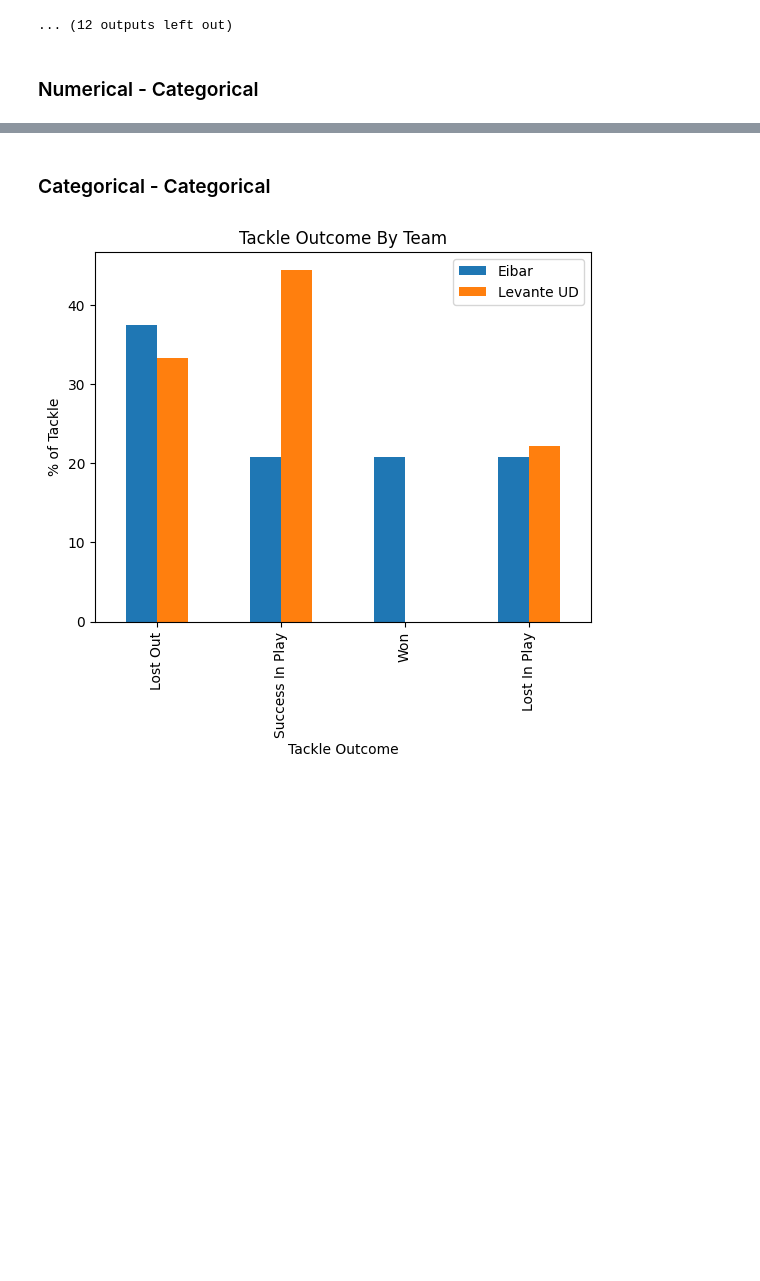
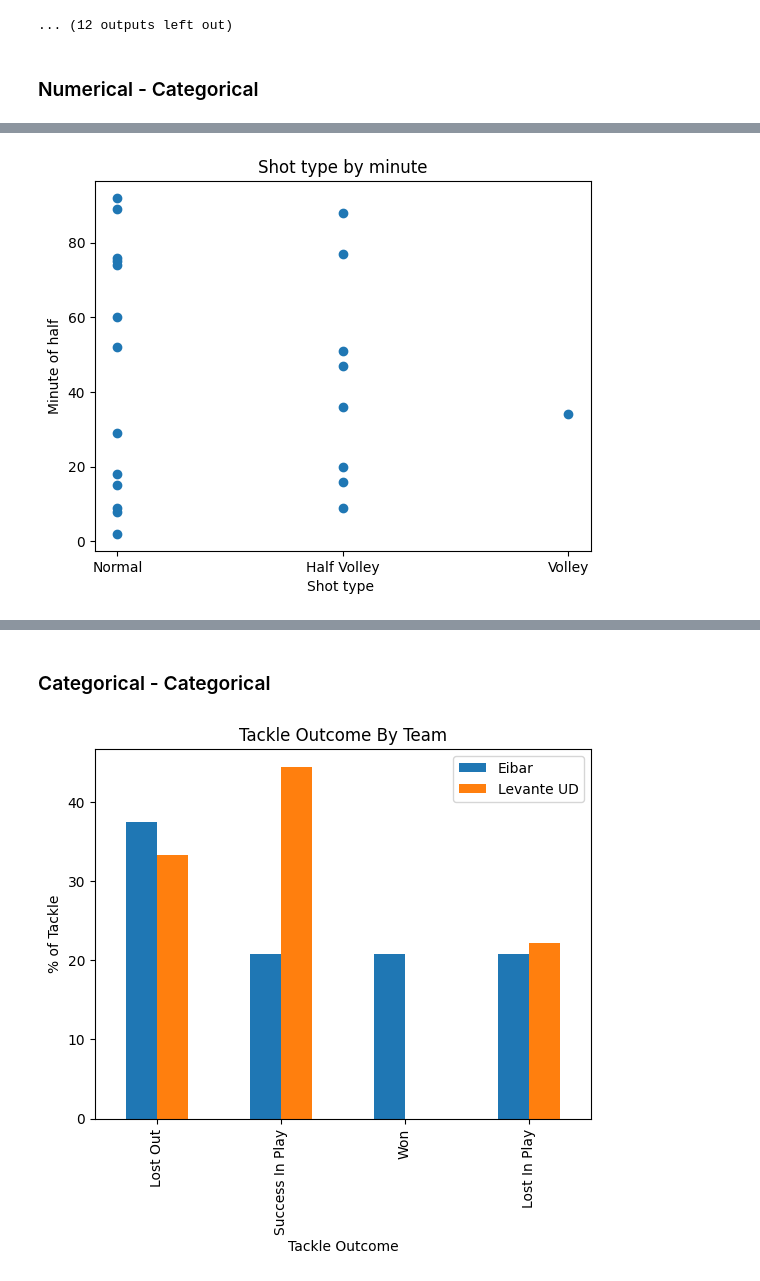
Before and after one commit to NojusMat/DataScience_CA2, a Jupyter notebook: NojusMatuseviciusDAProject.ipynb, the cells around one changed output, grey strips where cells are left out. Drawn from its saved outputs; the diff is of its cells as text; code cells hidden in the pictures; blank space fills up the shorter version.

Commit message:
Bivariate  Numerical / Categorical

```diff
--- a/NojusMatuseviciusDAProject.ipynb
+++ b/NojusMatuseviciusDAProject.ipynb
@@ -839,0 +841,96 @@ There seems to be a very weak negative correlation between the period of play an
+# %%
+#________________________________________shot technique by minute _______________________________________________________
+# difficulty getting numerical and categorical to work as it goes out of bounds
+
+#We analyze them mainly using mean, median, and box plots.
+#Investigate shot technique and minute columns from our dataset.
+
+filtered_Shot_technique = data[data['shot_technique'] != 'N/A']
+
+#groupby the response to find the mean and median of the shot technique with minutes separately.
+print("Mean Shot Technique by Minute")
+meanSalaryResponse=filtered_Shot_technique.groupby('shot_technique')['minute'].mean()
+print(meanSalaryResponse)
+
+print("Median Shot Technique by Minute:")
+print(filtered_Shot_technique.groupby('shot_technique')['minute'].median())
+
+#plot the boxplot of shot technique by minute
+plt.scatter(filtered_Shot_technique['shot_technique'],filtered_Shot_technique['minute'])
+plt.title("Shot type by minute")
+plt.xlabel("Shot type ")
+plt.ylabel("Minute of half")
+plt.show()
+
+
+
+# display the boxplot of shot technique by minute
+figure(num=None, figsize=(8, 8), dpi=80, facecolor='w', edgecolor='k')
+sns.boxplot(x=filtered_Shot_technique['minute'], y=filtered_Shot_technique['shot_technique'])
+plt.title("Shot type by minute ")
+plt.xlabel("Minute of the game ")
+plt.ylabel("Shot type")
+plt.show()
+print("normal shots are taken most often, half volleys get taken almost as much as regular shots while volleys are very rare in the game")
+
+
+
+#________________________________________shot technique by period _______________________________________________________
+
+#groupby the response to find the mean and median of the shot technique with minutes separately.
+print("Mean Shot technique by Period:")
+meanSalaryResponse=filtered_Shot_technique.groupby('shot_technique')['period'].mean()
+print(meanSalaryResponse)
+
+print("Median Shot technique by Period:")
+print(filtered_Shot_technique.groupby('shot_technique')['period'].median())
+
+#plot the boxplot of shot technique by minute
+plt.scatter(filtered_Shot_technique['shot_technique'],filtered_Shot_technique['period'])
+plt.title("Shot type by period")
+plt.xlabel("Shot type ")
+plt.ylabel("period")
+plt.show()
+
+
+
+# display the boxplot of shot technique by period
+figure(num=None, figsize=(8, 8), dpi=80, facecolor='w', edgecolor='k')
+sns.boxplot(x=filtered_Shot_technique['period'], y=filtered_Shot_technique['shot_technique'])
+plt.title("Shot type by Period ")
+plt.xlabel("period of the game ")
+plt.ylabel("Shot type")
+plt.show()
+print("x")
+
+
+#________________________________________shot technique by second _______________________________________________________
+
+ #Investigate shot technique and minute columns from our dataset.
+
+#groupby the response to find the mean and median of the shot technique with minutes separately.
+print("Mean Shot Technique by Second:")
+meanSalaryResponse=filtered_Shot_technique.groupby('shot_technique')['second'].mean()
+print(meanSalaryResponse)
+
+print("Median Shot Technique by Second:")
+print(filtered_Shot_technique.groupby('shot_technique')['second'].median())
+
+#plot the boxplot of shot technique by minute
+plt.scatter(filtered_Shot_technique['shot_technique'],filtered_Shot_technique['second'])
+plt.title("Shot type by second")
+plt.xlabel("Shot type ")
+plt.ylabel("second of the minute ")
+plt.show()
+
+
+
+# display the boxplot of shot technique by minute
+figure(num=None, figsize=(8, 8), dpi=80, facecolor='w', edgecolor='k')
+sns.boxplot(x=filtered_Shot_technique['second'], y=filtered_Shot_technique['shot_technique'])
+plt.title("Shot type by second ")
+plt.xlabel("second of the game ")
+plt.ylabel("Shot type")
+plt.show()
+print("x")
+# %% [output]
@@ -839,0 +949 @@ There seems to be a very weak negative correlation between the period of play an
+[figure, added]
```
Also changed, not shown: parts of 21 cells of this notebook.
